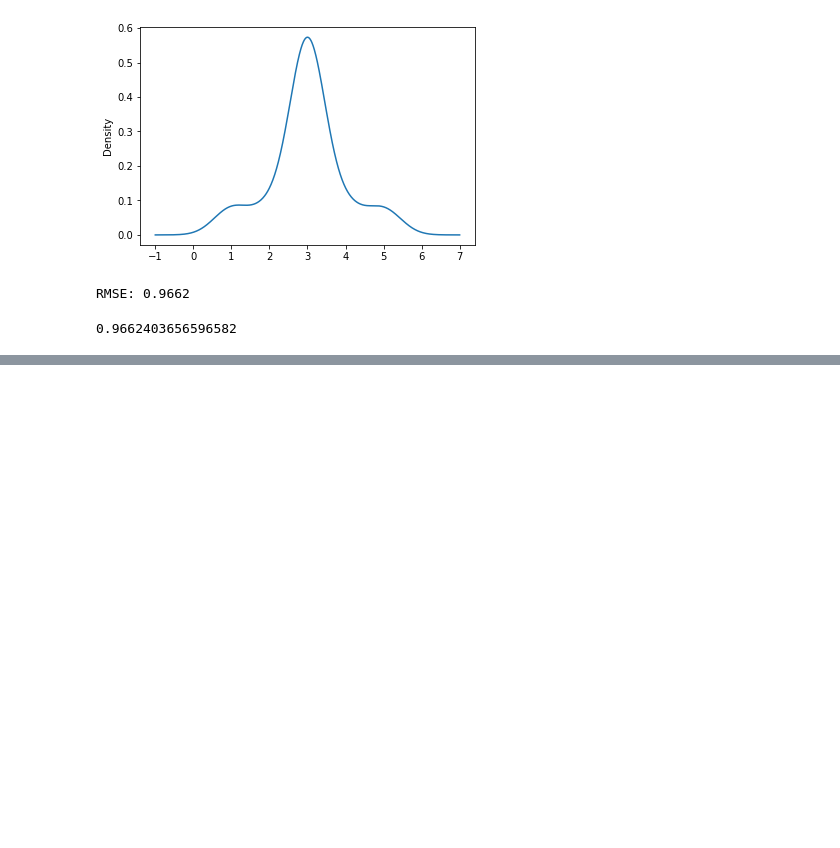
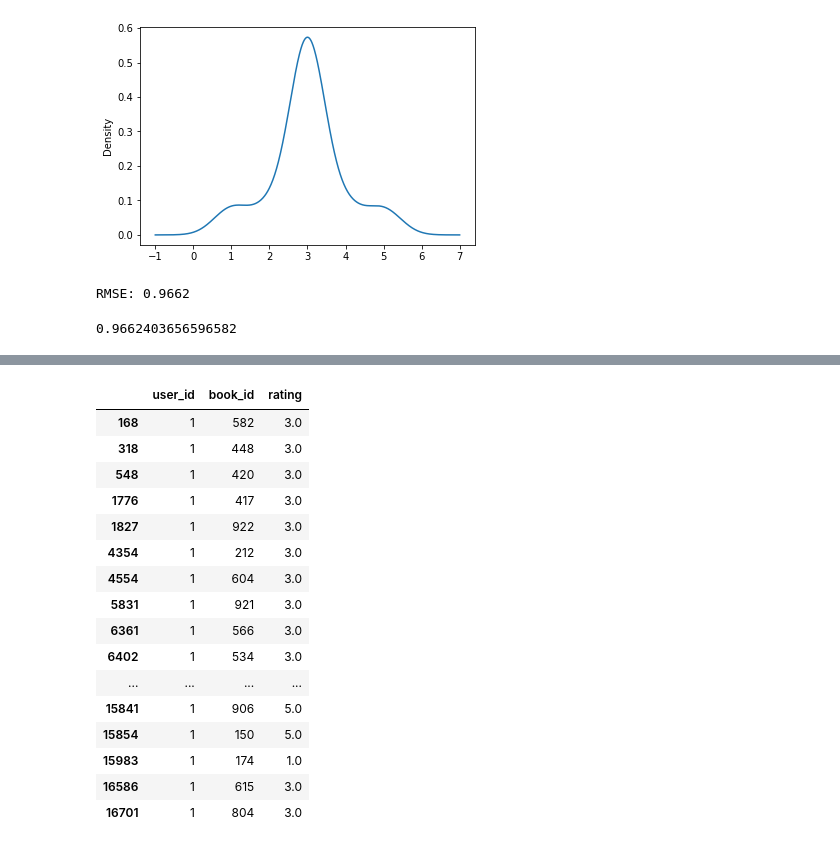
Before and after one commit to Cyrylos/library-cms-recommendation-system, a Jupyter notebook: recommendation_system_nb.ipynb, the cells around one changed output, grey strips where cells are left out. Saved outputs shown, nothing was run; the diff lists cells and outputs as text; code cells hidden in the pictures; blank space fills up the shorter version.

```diff
--- a/recommendation_system_nb.ipynb
+++ b/recommendation_system_nb.ipynb
@@ -146,0 +182,20 @@ RMSE: 0.9662
+# %%
+user_borrows_ratings_df.loc[user_borrows_ratings_df['user_id'] == 1]
+# %% [output]
+|  | user_id | book_id | rating |
+| 168 | 1 | 582 | 3.0 |
+| 318 | 1 | 448 | 3.0 |
+| 548 | 1 | 420 | 3.0 |
+| 1776 | 1 | 417 | 3.0 |
+| 1827 | 1 | 922 | 3.0 |
+| 4354 | 1 | 212 | 3.0 |
+| 4554 | 1 | 604 | 3.0 |
+| 5831 | 1 | 921 | 3.0 |
+| 6361 | 1 | 566 | 3.0 |
+| 6402 | 1 | 534 | 3.0 |
+| ... | ... | ... | ... |
+| 15841 | 1 | 906 | 5.0 |
+| 15854 | 1 | 150 | 5.0 |
+| 15983 | 1 | 174 | 1.0 |
+| 16586 | 1 | 615 | 3.0 |
+| 16701 | 1 | 804 | 3.0 |
```
Also changed, not shown: parts of 4 cells of this notebook.
